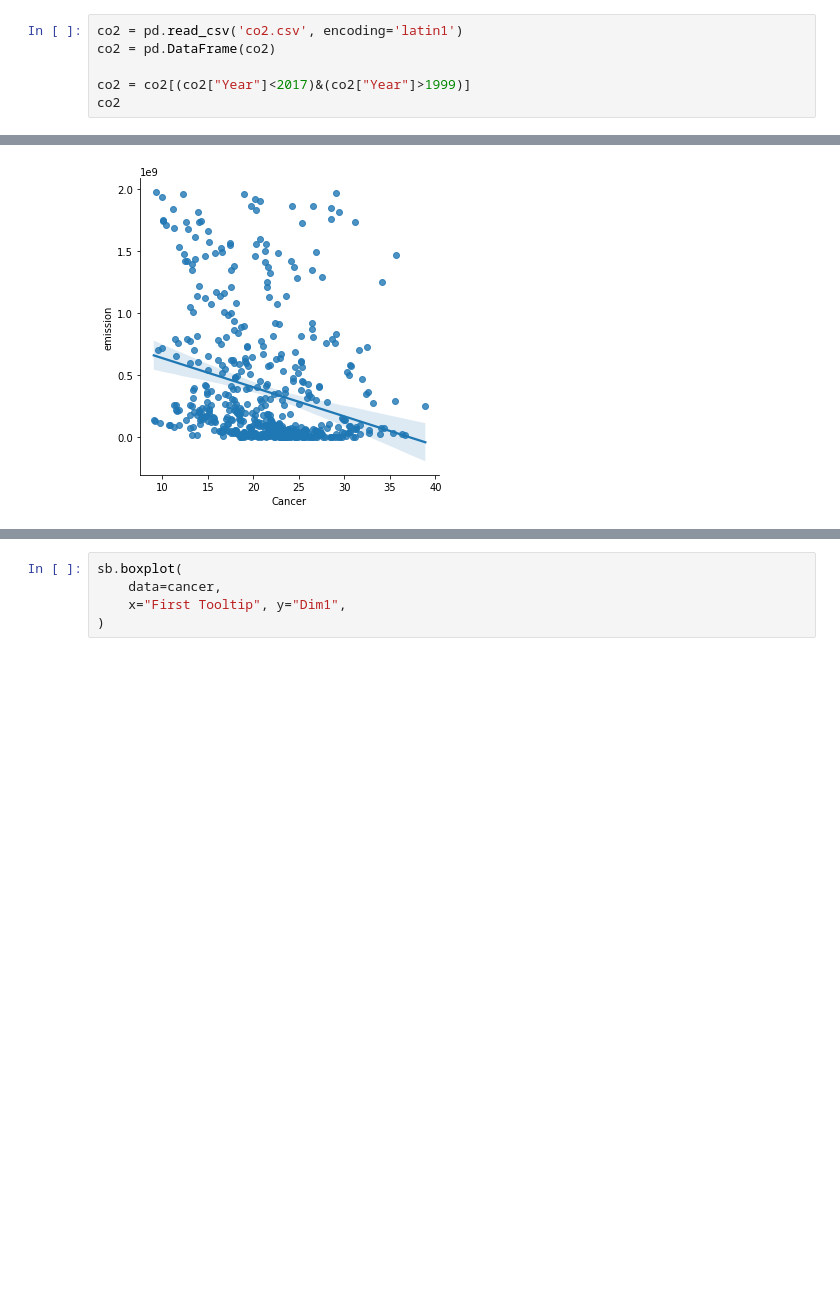
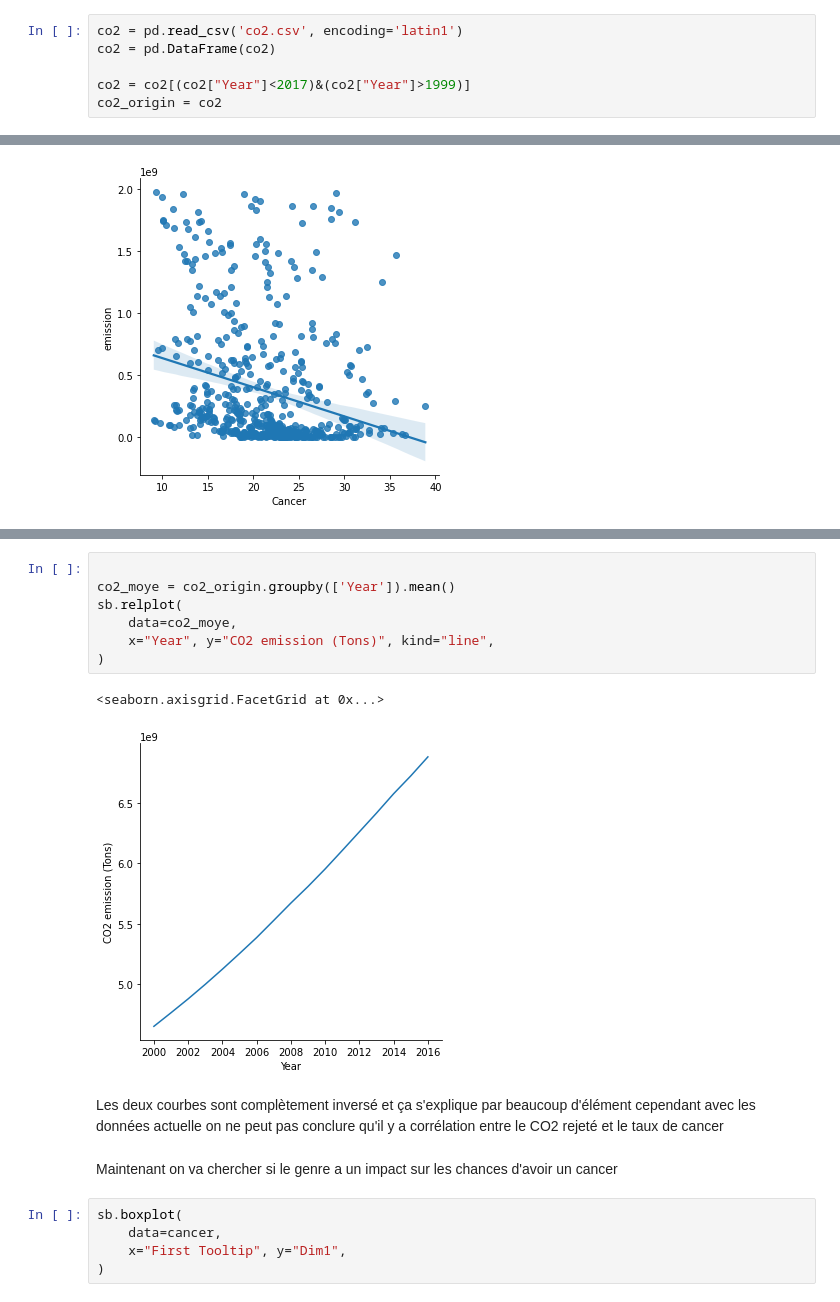
Before and after one commit to tplulu/python, a Jupyter notebook: Projet_data.ipynb, the cells around one changed output, grey strips where cells are left out. Saved outputs shown, nothing was run; the diff lists cells and outputs as text; blank space fills up the shorter version.

```diff
--- a/Projet_data.ipynb
+++ b/Projet_data.ipynb
@@ -21,4 +27,4 @@ co2 = pd.read_csv('co2.csv', encoding='latin1')
 co2 = pd.DataFrame(co2)
 
 co2 = co2[(co2["Year"]<2017)&(co2["Year"]>1999)]
-co2
+co2_origin = co2
@@ -109,3 +110,17 @@ sb.boxplot(
+# %%
+
+co2_moye = co2_origin.groupby(['Year']).mean()
+sb.relplot(
+    data=co2_moye,
+    x="Year", y="CO2 emission (Tons)", kind="line",
+)
+# %% [output]
+<seaborn.axisgrid.FacetGrid at 0x...>
+[figure, added]
+# %% [markdown]
+Les deux courbes sont complètement inversé et ça s'explique par beaucoup d'élément cependant avec les données actuelle on ne peut pas conclure qu'il y a corrélation entre le CO2 rejeté et le taux de cancer
+# %% [markdown]
+Maintenant on va chercher si le genre a un impact sur les chances d'avoir un cancer
 # %%
 sb.boxplot(
     data=cancer,
```
Also changed, not shown: parts of 14 cells of this notebook.
